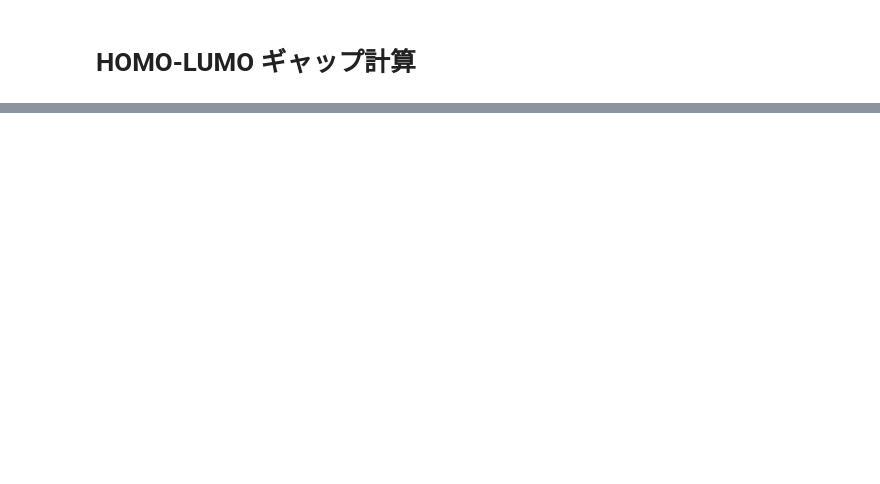
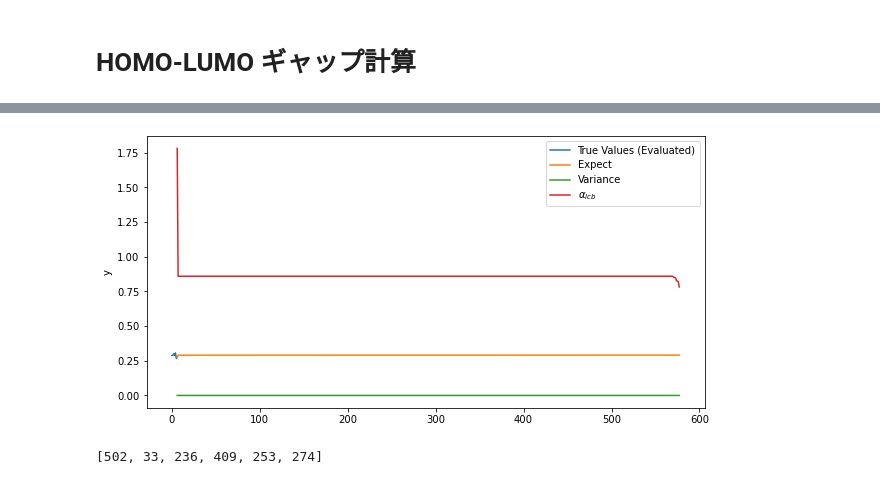
Before and after one commit to SolKul/MassMI, a Jupyter notebook: 10Psi4BayesOpt.ipynb, the cells around one changed output, grey strips where cells are left out. Saved outputs shown, nothing was run; the diff lists cells and outputs as text; code cells hidden in the pictures; blank space fills up the shorter version.

```diff
--- a/10Psi4BayesOpt.ipynb
+++ b/10Psi4BayesOpt.ipynb
@@ -190,0 +235,6 @@ NameError: name 'swave_function' is not defined
+# %%
+bayes_opt_dis3=bod.BayesianOptDiscrete(func,features)
+bayes_opt_dis3.set_initial_estimate(
+    bayes_opt_dis2.train_target_no_list[:-1].copy(),
+    bayes_opt_dis2.train_y_list.copy()
+)
@@ -190,0 +247,34 @@ NameError: name 'swave_function' is not defined
+# %%
+# 訓練データ数
+train_num=len(bayes_opt_dis3.train_target_no_list)
+train_no_arange=np.arange(train_num)
+
+# 未評価データ数
+remain_num=len(bayes_opt_dis3.remain_target_no_list)
+remain_no_arange=np.arange(train_num,train_num+remain_num)
+
+# 標準化された期待値に標準偏差を掛け、平均を足して訓練データと合わせる
+scaled_expected_y=bayes_opt_dis3.expected_y*bayes_opt_dis3.std_train_y \
+    +bayes_opt_dis3.mean_train_y
+# 標準化されたvarianceに標準偏差の2乗を掛け、訓練データと合わせる
+scaled_variance_y=bayes_opt_dis3.variance_y*bayes_opt_dis3.std_train_y**2
+# 獲得関数
+alpha=bayes_opt_dis3.alpha_lcb
+# 獲得関数の大きい順(降順)に並び替える
+descending=np.argsort(alpha)[::-1]
+
+plt.figure(figsize=(10,5))
+plt.plot(train_no_arange,bayes_opt_dis3.train_y,label="True Values (Evaluated)",color="C0")
+
+plt.plot(remain_no_arange,scaled_expected_y[descending],label="Expect",color="C1")
+plt.plot(remain_no_arange,scaled_variance_y[descending],label="Variance",color="C2")
+plt.plot(remain_no_arange,alpha[descending],label="$\\alpha_{lcb}$",color="C3")
+plt.ylabel("y")
+plt.legend()
+plt.show()
+# %% [output]
+[figure, added]
+# %%
+bayes_opt_dis2.train_target_no_list[:-1]
+# %% [output]
+[502, 33, 236, 409, 253, 274]
```
Also changed, not shown: parts of 19 cells of this notebook, 1 other file.
